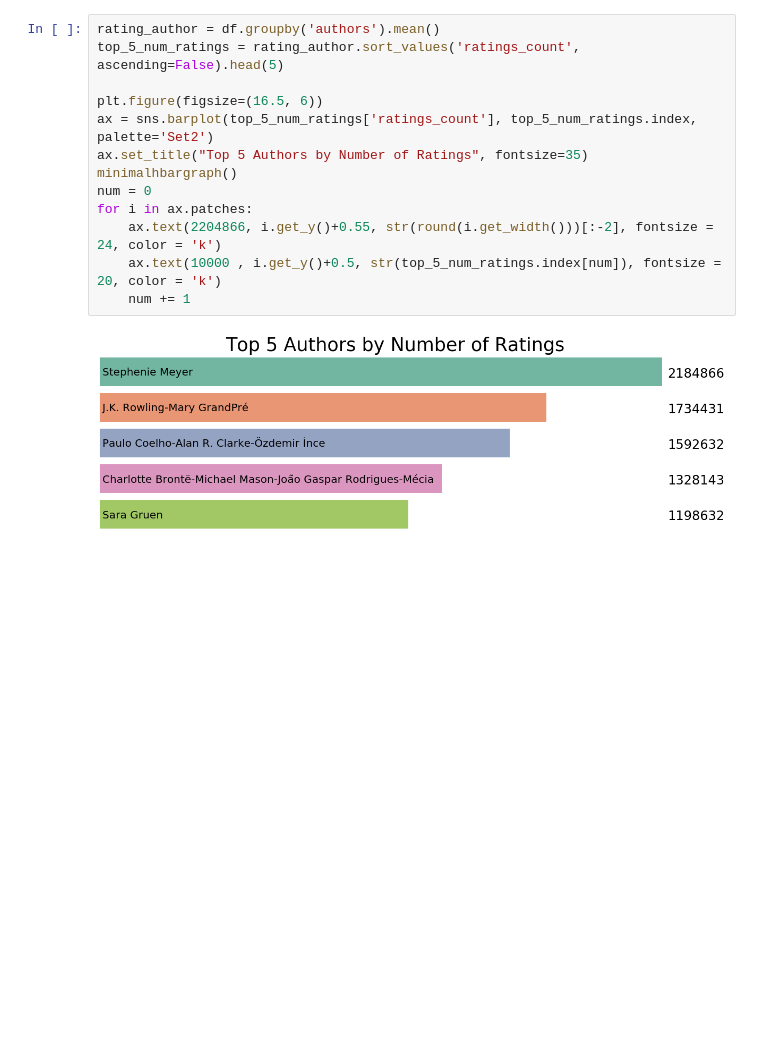
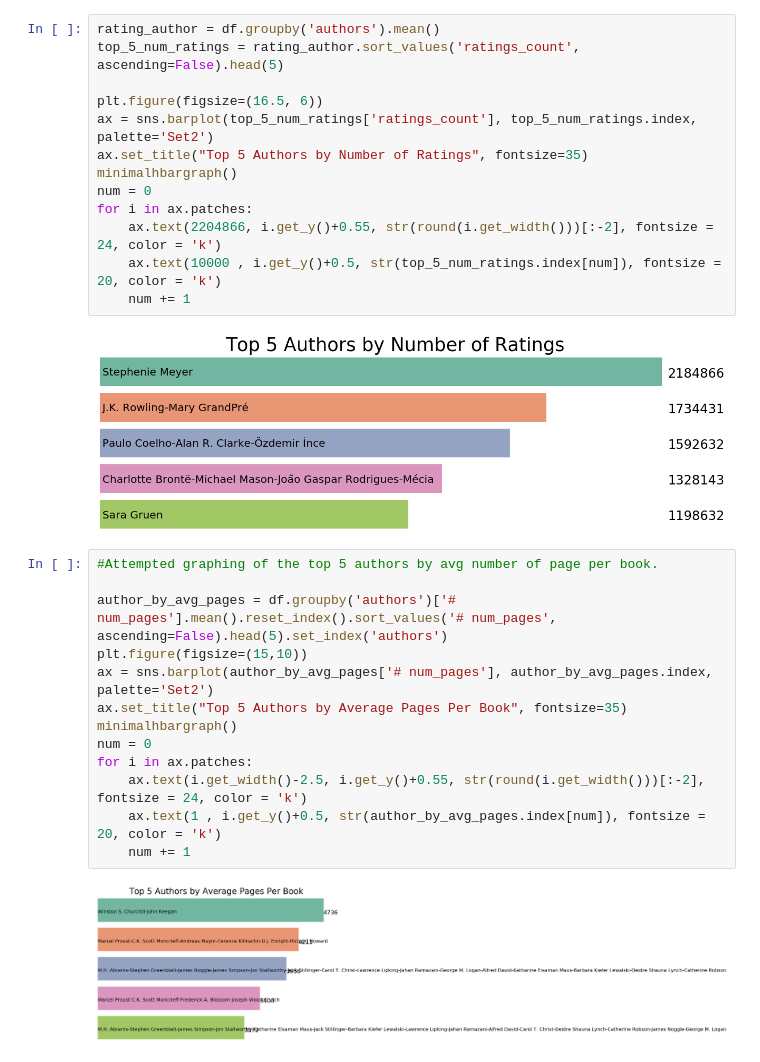
Before and after one commit to DanielPDWalker/Goodreads-Exploratory-Data-Analysis, a Jupyter notebook: Goodreadsbooks.ipynb, the cells around one changed output. Saved outputs shown, nothing was run; the diff lists cells and outputs as text; blank space fills up the shorter version.

```diff
--- a/Goodreadsbooks.ipynb
+++ b/Goodreadsbooks.ipynb
@@ -171,3 +190,18 @@ for i in ax.patches:
     num += 1
 # %% [output]
 [figure]
+# %%
+#Attempted graphing of the top 5 authors by avg number of page per book.
+
+author_by_avg_pages = df.groupby('authors')['# num_pages'].mean().reset_index().sort_values('# num_pages', ascending=False).head(5).set_index('authors')
+plt.figure(figsize=(15,10))
+ax = sns.barplot(author_by_avg_pages['# num_pages'], author_by_avg_pages.index, palette='Set2')
+ax.set_title("Top 5 Authors by Average Pages Per Book", fontsize=35)
+minimalhbargraph()
+num = 0
+for i in ax.patches:
+    ax.text(i.get_width()-2.5, i.get_y()+0.55, str(round(i.get_width()))[:-2], fontsize = 24, color = 'k')
+    ax.text(1 , i.get_y()+0.5, str(author_by_avg_pages.index[num]), fontsize = 20, color = 'k')
+    num += 1
+# %% [output]
+[figure, added]
```
Also changed, not shown: parts of 8 cells of this notebook.
